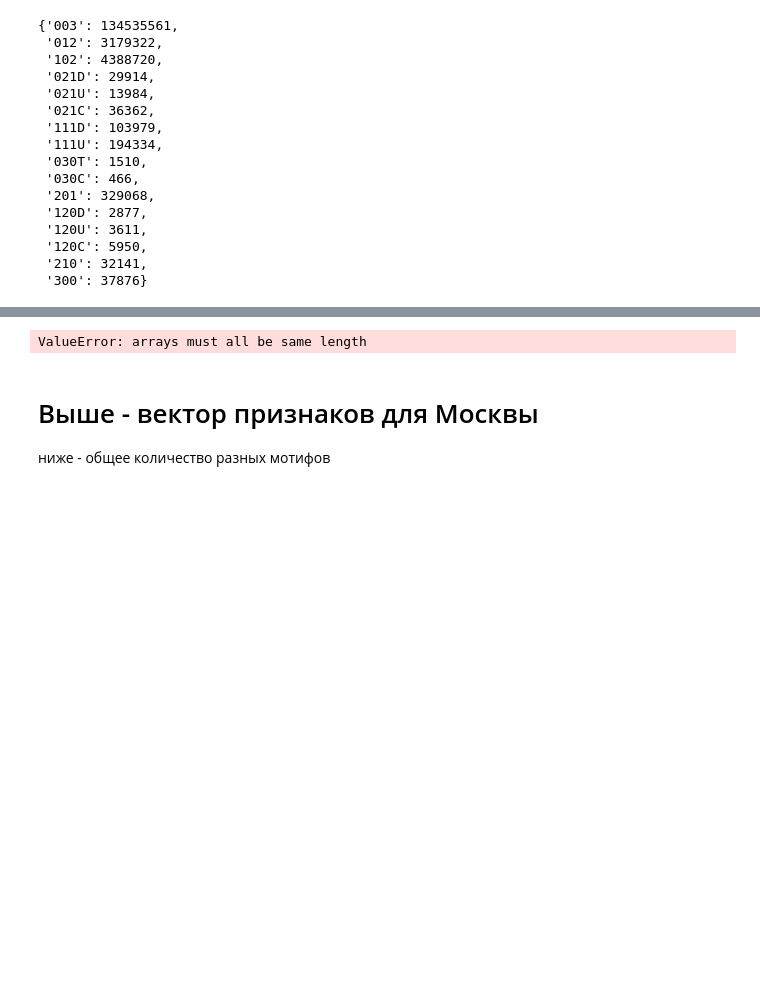
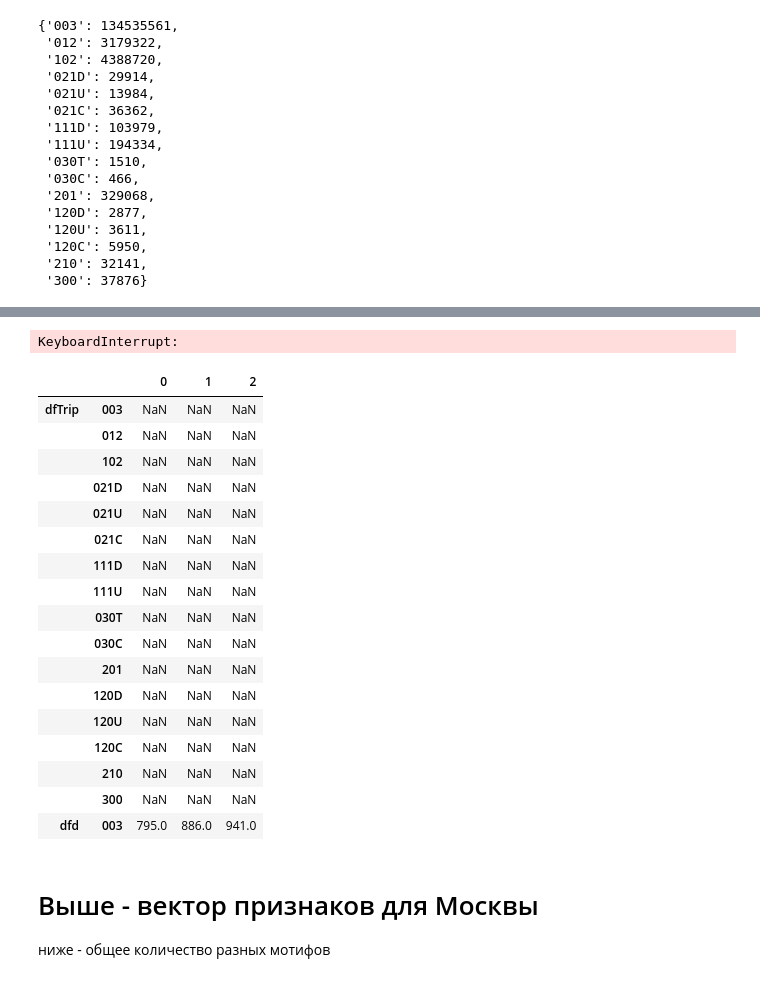
Before and after one commit to KonstantinKlepikov/cs224w-homwork, a Jupyter notebook: covid19_tutu.ipynb, the cells around one changed output, grey strips where cells are left out. Drawn from its saved outputs; the diff is of its cells as text; code cells hidden in the pictures; blank space fills up the shorter version.

```diff
--- a/covid19_tutu.ipynb
+++ b/covid19_tutu.ipynb
@@ -285,0 +251,5 @@ codeCityMotifCounts
+# %%
+ind = ['003', '012', '102', '021D', '021U', '021C', '111D', '111U',
+               '030T', '030C', '201', '120D', '120U', '120C', '210', '300']
+dfTrip = pd.DataFrame(np.nan, index=ind, columns=[0, 1, 2])
+dfTrip
@@ -286,7 +274,34 @@ codeCityMotifCounts
+# %%
+for i, j in triad_nodes.items():
+    for k in j:
+        data = {i: k}
+        dfd = pd.DataFrame.from_dict(data, orient='index')
+        dfTrip = pd.concat([dfTrip, dfd])
+# %% [output]
+KeyboardInterrupt:
+# %%
+dfTrip
+# %% [output]
+|  |  | 0 | 1 | 2 |
+| dfTrip | 003 | NaN | NaN | NaN |
+|  | 012 | NaN | NaN | NaN |
+|  | 102 | NaN | NaN | NaN |
+|  | 021D | NaN | NaN | NaN |
+|  | 021U | NaN | NaN | NaN |
+|  | 021C | NaN | NaN | NaN |
+|  | 111D | NaN | NaN | NaN |
+|  | 111U | NaN | NaN | NaN |
+|  | 030T | NaN | NaN | NaN |
+|  | 030C | NaN | NaN | NaN |
+|  | 201 | NaN | NaN | NaN |
+|  | 120D | NaN | NaN | NaN |
+|  | 120U | NaN | NaN | NaN |
+|  | 120C | NaN | NaN | NaN |
+|  | 210 | NaN | NaN | NaN |
+|  | 300 | NaN | NaN | NaN |
+| dfd | 003 | 795.0 | 886.0 | 941.0 |
 # %%
-dfTrip = pd.DataFrame.from_dict(triad_nodes)
+# dfTrip = pd.DataFrame.from_dict(triad_nodes, orient='index')
-# %% [output]
-ValueError: arrays must all be same length
 # %%
 dfT = pd.read_csv('motifs_3.txt',
                   sep=':',
```
Also changed, not shown: parts of 9 cells of this notebook.
